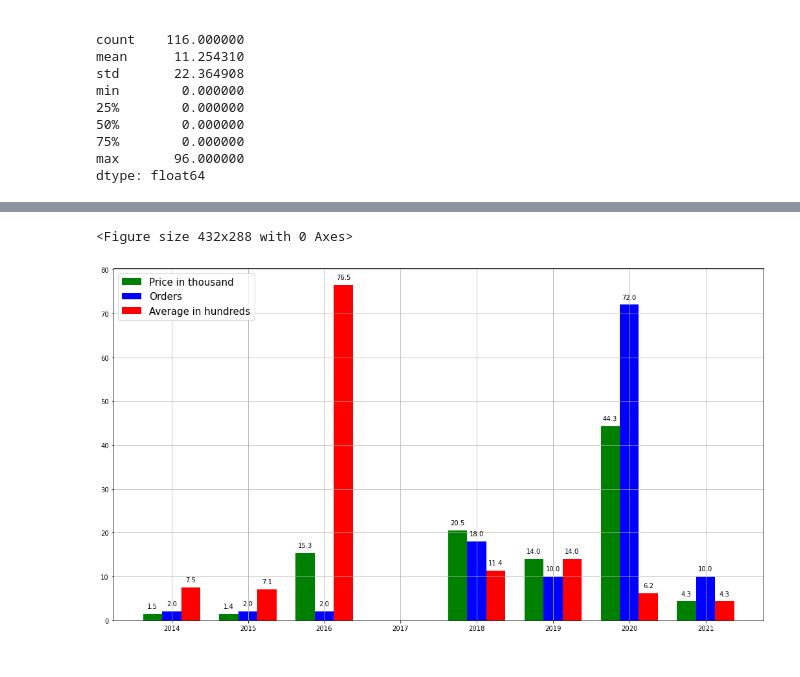
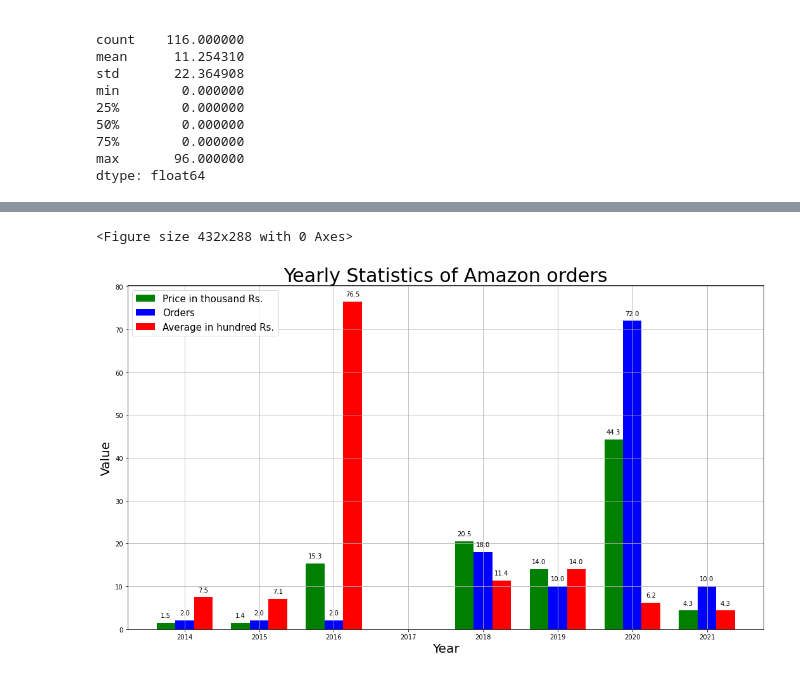
Before and after one commit to shantanutyagi67/Amazon_History, a Jupyter notebook: Using extension/Untitled.ipynb, the cells around one changed output, grey strips where cells are left out. Drawn from its saved outputs; the diff is of its cells as text; code cells hidden in the pictures.

```diff
--- a/Using extension/Untitled.ipynb
+++ b/Using extension/Untitled.ipynb
@@ -121,25 +121,27 @@ plt.show()
 # %%
 x = np.array([2014,2015,2016,2018,2019,2020,2021], dtype=np.float32)
 orders = [df1.shape[0],df2.shape[0],df3.shape[0],df4.shape[0],df5.shape[0],df6.shape[0],df7.shape[0]]
 price = [sum(df1['total'])/1000.00,sum(df2['total'])/1000.00,sum(df3['total'])/1000.00,sum(df4['total'])/1000.00,sum(df5['total'])/1000.00,sum(df6['total'])/1000.00,sum(df7['total'])/1000.00]
 average = [sum(df1['total'])/orders[0]/100.00,sum(df2['total'])/orders[1]/100.00,sum(df3['total'])/orders[2]/100.00,sum(df4['total'])/orders[3]/100.00,sum(df5['total'])/orders[4]/100.00,sum(df6['total'])/orders[5]/100.00,sum(df7['total'])/orders[6]/100.00]
 plt.figure(2)
 plt.figure(figsize=(18, 10))
 ax = plt.subplot(111)
 r1 = ax.bar(x-0.25, price, width=0.25, color='g', align='center')
 r2 = ax.bar(x, orders, width=0.25, color='b', align='center')
 r3 = ax.bar(x+0.25, average, width=0.25, color='r', align='center')
-plt.legend(['Price in thousand','Orders','Average in hundreds'], loc=0, fontsize=15)
+plt.legend(['Price in thousand Rs.','Orders','Average in hundred Rs.'], loc=0, fontsize=15)
 plt.grid(b = True, alpha = 0.8, linewidth = 1)
 def autolabel(rects):
     for rect in rects:
         height = rect.get_height()
         ax.text(rect.get_x() + rect.get_width()/2, 1+height,'%0.1f' % float(height),ha='center', va='bottom')
-
+plt.title('Yearly Statistics of Amazon orders', fontsize=30)
+plt.ylabel('Value', fontsize=20)
+plt.xlabel('Year', fontsize=20)
 autolabel(r1)
 autolabel(r2)
 autolabel(r3)
 plt.show()
 # %% [output]
 <Figure size 432x288 with 0 Axes>
-[figure, old version]
+[figure, new version]
```
Also changed, not shown: parts of 4 cells of this notebook, 3 other files.
